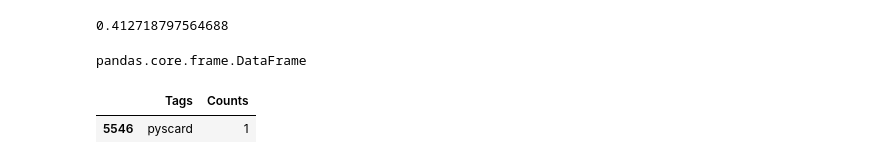
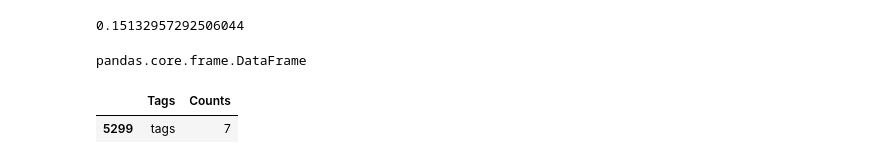
Before and after one commit to praseedm/SO_Tag_Prediction, a Jupyter notebook: Dummy/1 EDA.ipynb, the cells around one changed output. Saved outputs shown, nothing was run; the diff lists cells and outputs as text; code cells hidden in the pictures.

```diff
--- a/Dummy/1 EDA.ipynb
+++ b/Dummy/1 EDA.ipynb
@@ -49,14 +49,14 @@ freqs = tag_dtm.sum(axis=0).A1    ##.A1 Return `self` as a flattened `ndarray`.
 result = dict(zip(tag_names, freqs))
 # %%
 #Saving this dictionary to csv files.
-if not os.path.isfile('full_tag_counts.csv'):
-    with open('full_tag_counts.csv', 'w') as csv_file:
+if not os.path.isfile('tag_counts.csv'):
+    with open('tag_counts.csv', 'w') as csv_file:
         writer = csv.writer(csv_file)
         writer.writerow(['Tags', 'Counts'])
         for key, value in result.items():
             writer.writerow([key, value])
 
-tag_df = pd.read_csv("full_tag_counts.csv")
+tag_df = pd.read_csv("tag_counts.csv")
 tag_df.head()
 # %% [output]
 |  | Tags | Counts |
@@ -107,5 +107,5 @@ Name: Counts, dtype: float64
 # %%
-(float)(len(tag_df_sorted[tag_df_sorted['Counts'] > 25]))/len(tag_df_sorted)
+(float)(len(tag_df_sorted[tag_df_sorted['Counts'] > 4]))/len(tag_df_sorted)
 # %% [output]
-0.412718797564688
+0.15132957292506044
 # %%
@@ -119,5 +119,5 @@ tag_to_remove.to_csv('full_tag_remain.csv',index=None)
 # %%
-tag_df_sorted[tag_df_sorted['Tags']=='pyscard']
+tag_df_sorted[tag_df_sorted['Tags']=='tags']
 # %% [output]
 |  | Tags | Counts |
-| 5546 | pyscard | 1 |
+| 5299 | tags | 7 |
```
Also changed, not shown: parts of 9 cells of this notebook, 10 other files.
